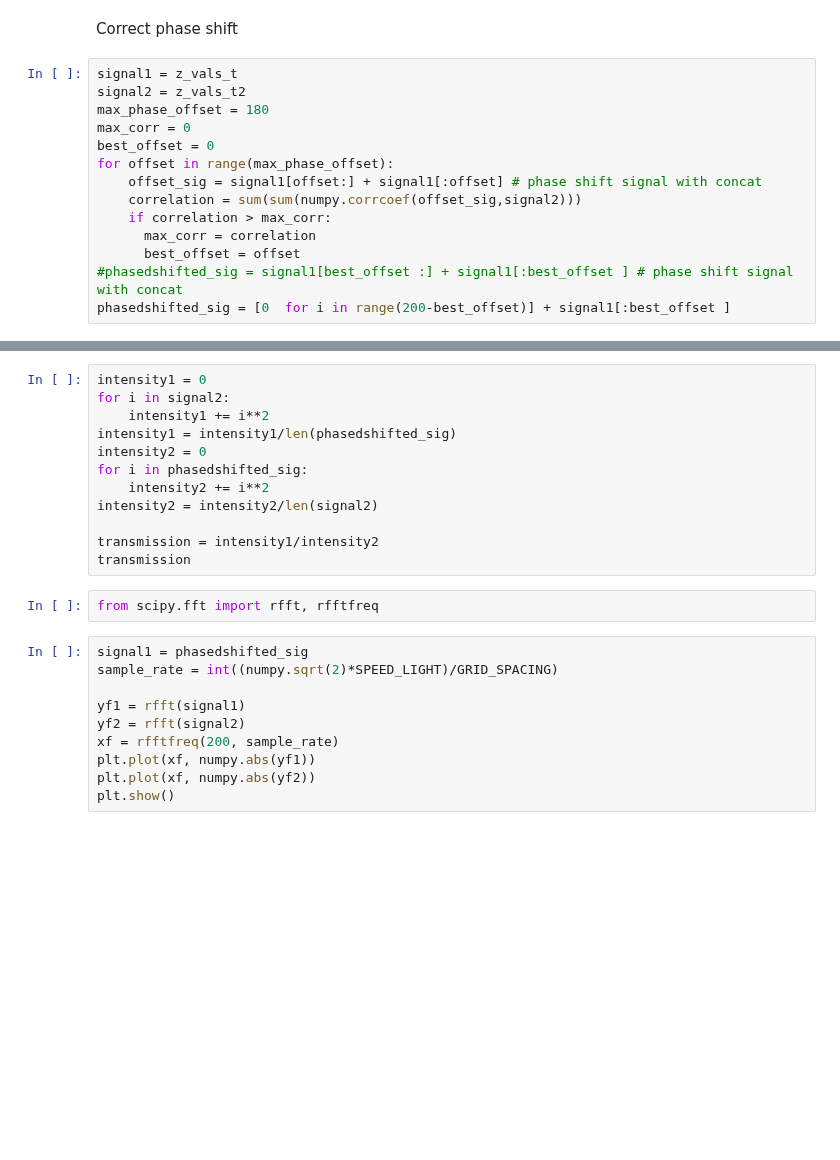
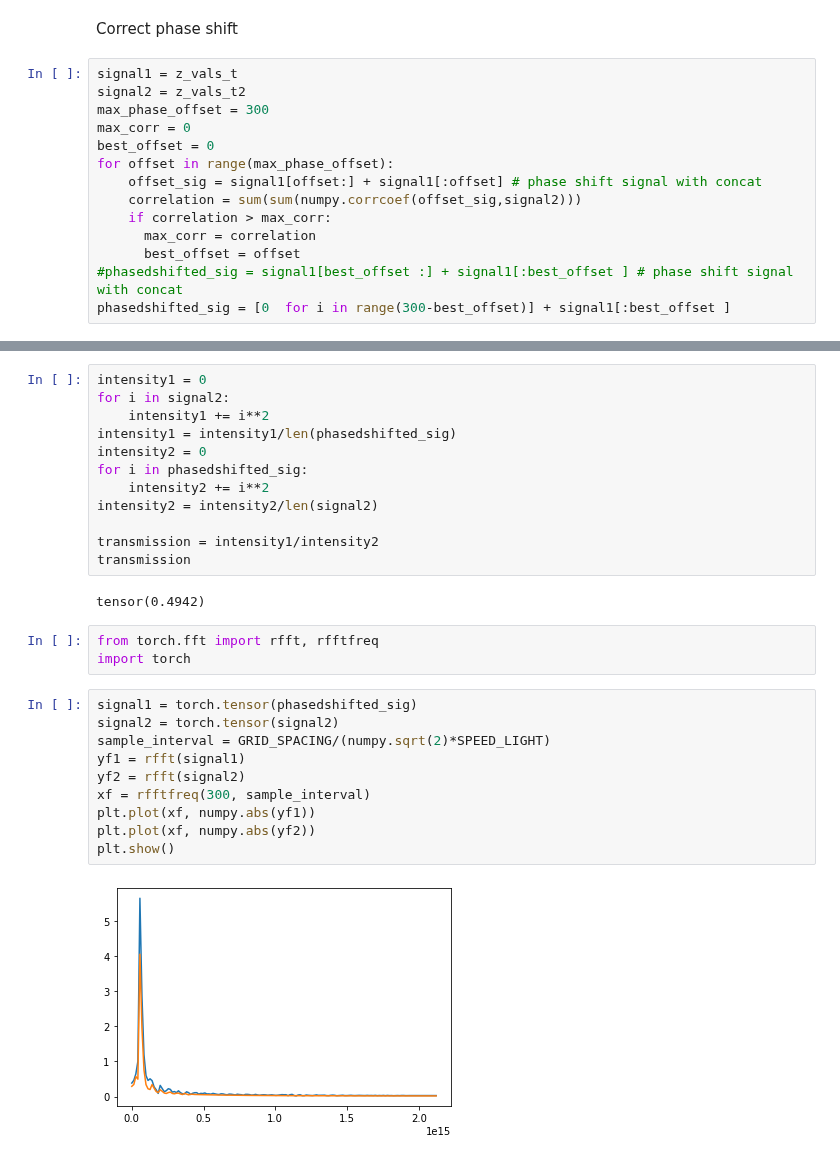
Before and after one commit to esa/NIDN, a Jupyter notebook: notebooks/fdft_example.ipynb, the cells around one changed output, grey strips where cells are left out. Cells and saved outputs as stored; diff of their text form; blank space fills up the shorter version.

```diff
--- a/notebooks/fdft_example.ipynb
+++ b/notebooks/fdft_example.ipynb
@@ -160,7 +179,7 @@ Correct phase shift
 # %%
 signal1 = z_vals_t
 signal2 = z_vals_t2
-max_phase_offset = 180
+max_phase_offset = 300
 max_corr = 0
 best_offset = 0
 for offset in range(max_phase_offset):
@@ -170,7 +189,7 @@ for offset in range(max_phase_offset):
       max_corr = correlation
       best_offset = offset
 #phasedshifted_sig = signal1[best_offset :] + signal1[:best_offset ] # phase shift signal with concat
-phasedshifted_sig = [0  for i in range(200-best_offset)] + signal1[:best_offset ]
+phasedshifted_sig = [0  for i in range(300-best_offset)] + signal1[:best_offset ]
 # %%
 plt.plot(t,phasedshifted_sig)
 plt.plot(t,signal2)
@@ -186,15 +208,20 @@ intensity2 = intensity2/len(signal2)
 
 transmission = intensity1/intensity2
 transmission
+# %% [output]
+tensor(0.4942)
 # %%
-from scipy.fft import rfft, rfftfreq
+from torch.fft import rfft, rfftfreq
+import torch
 # %%
-signal1 = phasedshifted_sig
-sample_rate = int((numpy.sqrt(2)*SPEED_LIGHT)/GRID_SPACING)
-
+signal1 = torch.tensor(phasedshifted_sig)
+signal2 = torch.tensor(signal2)
+sample_interval = GRID_SPACING/(numpy.sqrt(2)*SPEED_LIGHT)
 yf1 = rfft(signal1)
 yf2 = rfft(signal2)
-xf = rfftfreq(200, sample_rate)
+xf = rfftfreq(300, sample_interval)
 plt.plot(xf, numpy.abs(yf1))
 plt.plot(xf, numpy.abs(yf2))
 plt.show()
+# %% [output]
+[figure, added]
```
Also changed, not shown: parts of 8 cells of this notebook, 4 other files.
